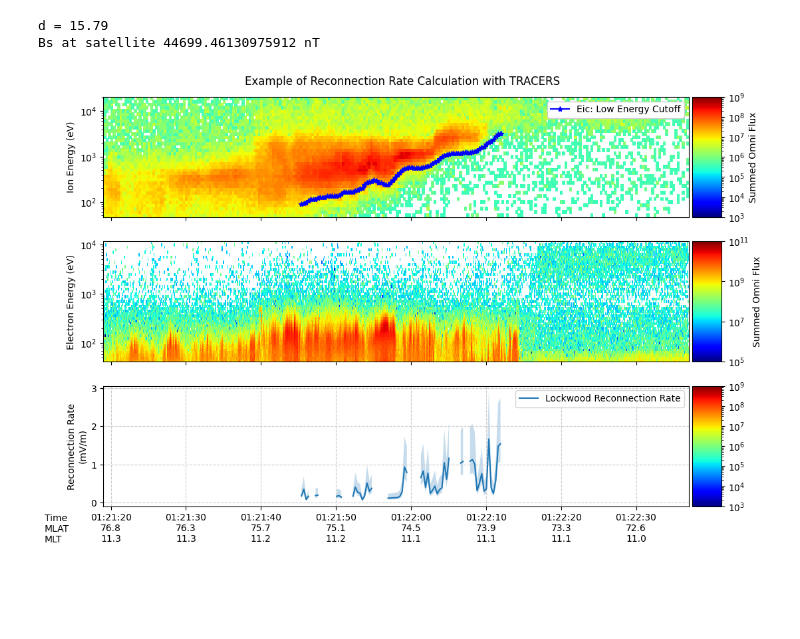
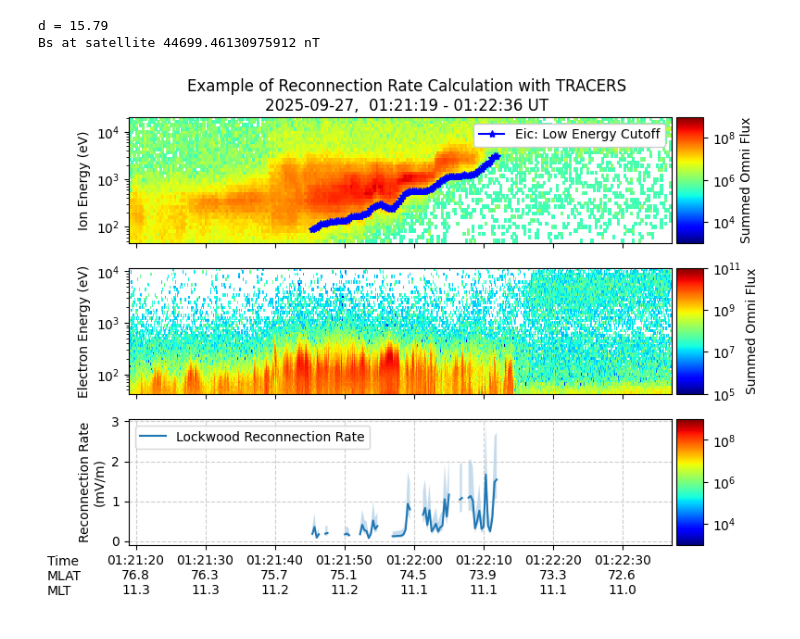
Before and after one commit to ddasilva/tracers-first-results-paper, a Jupyter notebook: Reconnection Rate Example.ipynb, the cells around one changed output. Drawn from its saved outputs; the diff is of its cells as text; code cells hidden in the pictures; blank space fills up the shorter version.

```diff
--- a/Reconnection Rate Example.ipynb
+++ b/Reconnection Rate Example.ipynb
@@ -66,11 +66,11 @@ recon_rate, err_low, err_high = dispersion_subset.calculate_recon_rate(
     alpha=0,
     d=d,
     Eic_frac=0.1,
-    forward=True,
+    ascending=True,
 )
 
 # Do plotting -----------------------
-fig, (ax1, ax2, ax3) = plt.subplots(3, 1, sharex=True, figsize=(12, 8))
+fig, (ax1, ax2, ax3) = plt.subplots(3, 1, sharex=True, figsize=(8, 6))
 im = ax1.pcolor(
     subset_data.time,
     subset_data.energies[lib_dasilva2026.CHAN_CUTOFF:],
@@ -104,33 +104,39 @@ plt.legend()
 divider = make_axes_locatable(ax1)
 cax = divider.append_axes('right', size='5%', pad=0.05)
 fig.colorbar(im, cax=cax, orientation='vertical').set_label(r'Summed Omni Flux')
 
 divider = make_axes_locatable(ax2)
 cax = divider.append_axes('right', size='5%', pad=0.05)
 fig.colorbar(im_e, cax=cax, orientation='vertical').set_label(r'Summed Omni Flux')
 
 divider = make_axes_locatable(ax3)
 cax = divider.append_axes('right', size='5%', pad=0.05)
 fig.colorbar(im, cax=cax, orientation='vertical')
 
 new_xticklabels = []
 
 for xtick in ax3.get_xticks():
     time = num2date(xtick).replace(tzinfo=None)
     i = np.argmin(np.abs(subset_data.time - time))
     new_xticklabel = (
         time.strftime('%H:%M:%S') + '\n'
         + '%.1f' % subset_data.mlat[i] + '\n'
         + '%.1f' % subset_data.mlt[i] + '\n'
     )
     new_xticklabels.append(new_xticklabel)
 
 ax3.set_xticklabels(new_xticklabels)
-ax3.text(-0.10, -0.3, "Time\nMLAT\nMLT", transform=ax3.transAxes)
+ax3.text(-0.15, -0.4, "Time\nMLAT\nMLT", transform=ax3.transAxes)
 
-fig.suptitle('Example of Reconnection Rate Calculation with TRACERS', y=0.92)
+
+time_str = (
+          f"{subset_data.time[0].strftime('%Y-%m-%d')},  "
+          f"{subset_data.time[0].strftime('%H:%M:%S')} - {subset_data.time[-1].strftime('%H:%M:%S')} UT"
+)
+
+fig.suptitle(f'Example of Reconnection Rate Calculation with TRACERS\n{time_str}', y=0.95)
 fig.savefig('plots/recon_rate_event.png', dpi=300, bbox_inches='tight')
 # %% [output]
 d = 15.79
 Bs at satellite 44699.46130975912 nT
-[figure, old version]
+[figure, new version]
```
Also changed, not shown: 22 other files.
